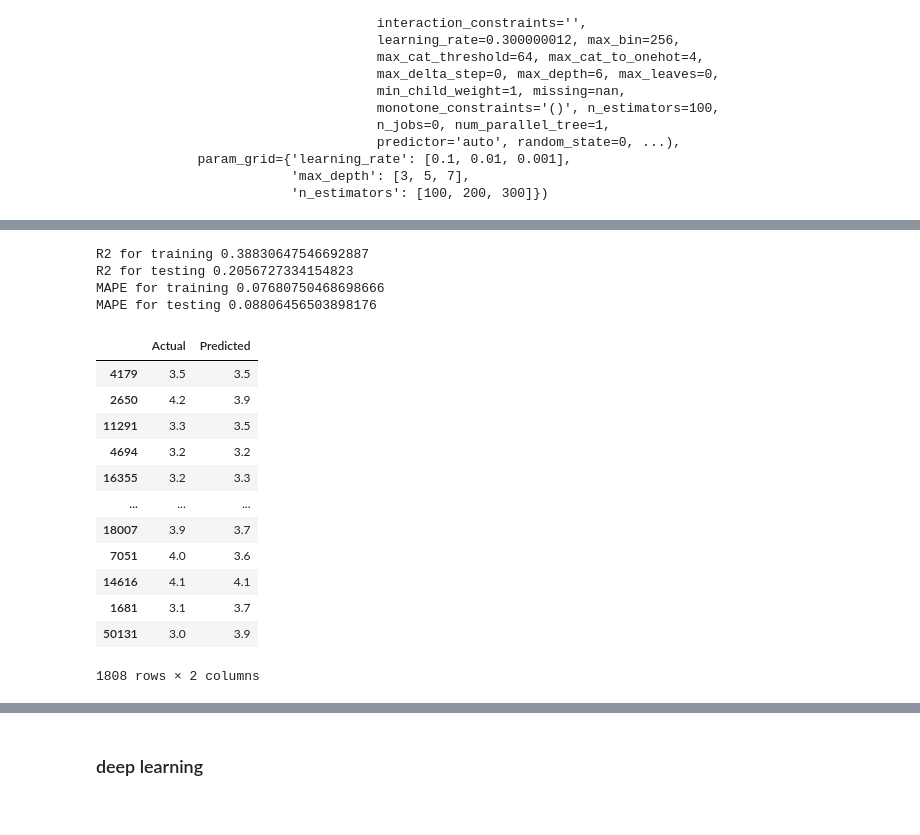
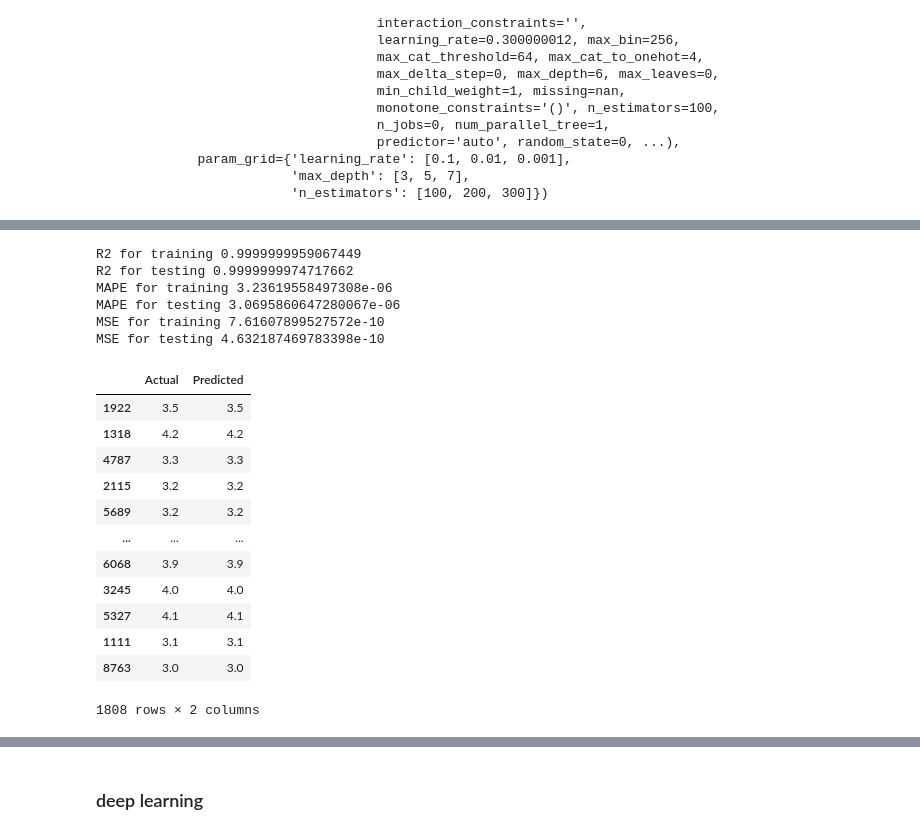
Before and after one commit to Yousef-Nasr/Zomato-Classification, a Jupyter notebook: notebooks/PrepareData.ipynb, the cells around one changed output, grey strips where cells are left out. Drawn from its saved outputs; the diff is of its cells as text; code cells hidden in the pictures.

Commit message:
data clean

```diff
--- a/notebooks/PrepareData.ipynb
+++ b/notebooks/PrepareData.ipynb
@@ -349,5 +369,5 @@ df_final = ohe.fit_transform(x[cat]).toarray()
 # %%
-df_final = pd.concat([pd.DataFrame(df_final, columns=ohe.get_feature_names_out()), mlb_df], axis=1)
+df_final = pd.concat([pd.DataFrame(df_final, columns=ohe.get_feature_names_out()), df.drop(cat, axis=1)], axis=1)
 df_final
 # %% [output]
 |  | rest_type_Bakery, Cafe | rest_type_Bakery, Dessert Parlor | rest_type_Bakery, Food Court | rest_type_Bakery, Quick Bites | rest_type_Bar | ... |
@@ -414 +438,15 @@ MAPE for testing 1419264730.9244528
 1808 rows × 2 columns
+# %%
+y_train1 = y_train.apply(lambda x: 1 if x >= 3.75 else 0)
+y_test1 = y_test.apply(lambda x: 1 if x >= 3.75 else 0)
+# %%
+from sklearn.tree import DecisionTreeClassifier, plot_tree
+dtc = DecisionTreeClassifier()
+dtc.fit(x_train_scaled,y_train1)
+y_pred_dtc = dtc.predict(x_test_scaled)
+print(classification_report(y_train1, dtc.predict(x_train_scaled)))
+print(classification_report(y_test1, y_pred_dtc))
+plot_confusion_matrix(dtc, x_test_scaled, y_test1)
+plot_tree(dtc)
+dt_dataframe = pd.DataFrame({'Actual': y_test1, 'Predicted': y_pred_dtc})
+dt_dataframe
@@ -501,0 +612,9 @@ MAPE for testing 0.08834335472288961
+# %%
+from sklearn.naive_bayes import GaussianNB
+nb = GaussianNB()
+nb.fit(x_train_scaled,y_train1)
+y_pred_nb = nb.predict(x_test_scaled)
+print('training classification report\n',classification_report(y_train1,nb.predict(x_train_scaled)))
+print('testing classification report\n',classification_report(y_test1,y_pred_nb))
+plot_confusion_matrix(nb,x_train_scaled,y_train1)
+plot_confusion_matrix(nb,x_test_scaled,y_test1)
@@ -575,27 +722,31 @@ XGBRegressor(base_score=0.5, booster='gbtree', callbacks=None,
 # %%
 final_xgb_model.fit(x_train_scaled,y_train)
 y_pred_final_xgb_model = final_xgb_model.predict(x_test_scaled)
 print('R2 for training',final_xgb_model.score(x_train_scaled,y_train))
 print('R2 for testing',final_xgb_model.score(x_test_scaled,y_test))
 print('MAPE for training',mean_absolute_percentage_error(y_train, final_xgb_model.predict(x_train_scaled)))
 print('MAPE for testing',mean_absolute_percentage_error(y_test, y_pred_final_xgb_model))
-xgb_final_dataframe = pd.DataFrame({'Actual': y_test, 'Predicted': np.round(y_pred_xgb, 1)})
+print('MSE for training',mean_squared_error(y_train, final_xgb_model.predict(x_train_scaled)))
+print('MSE for testing',mean_squared_error(y_test, y_pred_final_xgb_model))
+xgb_final_dataframe = pd.DataFrame({'Actual': y_test, 'Predicted': np.round(y_pred_final_xgb_model, 1)})
 xgb_final_dataframe
 # %% [output]
-R2 for training 0.38830647546692887
-R2 for testing 0.2056727334154823
-MAPE for training 0.07680750468698666
-MAPE for testing 0.08806456503898176
+R2 for training 0.9999999959067449
+R2 for testing 0.9999999974717662
+MAPE for training 3.23619558497308e-06
+MAPE for testing 3.0695860647280067e-06
+MSE for training 7.61607899527572e-10
+MSE for testing 4.632187469783398e-10
 |  | Actual | Predicted |
-| 4179 | 3.5 | 3.5 |
-| 2650 | 4.2 | 3.9 |
-| 11291 | 3.3 | 3.5 |
-| 4694 | 3.2 | 3.2 |
-| 16355 | 3.2 | 3.3 |
+| 1922 | 3.5 | 3.5 |
+| 1318 | 4.2 | 4.2 |
+| 4787 | 3.3 | 3.3 |
+| 2115 | 3.2 | 3.2 |
+| 5689 | 3.2 | 3.2 |
 | ... | ... | ... |
-| 18007 | 3.9 | 3.7 |
-| 7051 | 4.0 | 3.6 |
-| 14616 | 4.1 | 4.1 |
-| 1681 | 3.1 | 3.7 |
-| 50131 | 3.0 | 3.9 |
+| 6068 | 3.9 | 3.9 |
+| 3245 | 4.0 | 4.0 |
+| 5327 | 4.1 | 4.1 |
+| 1111 | 3.1 | 3.1 |
+| 8763 | 3.0 | 3.0 |
 1808 rows × 2 columns
```
Also changed, not shown: parts of 57 cells of this notebook, 2 other files.
